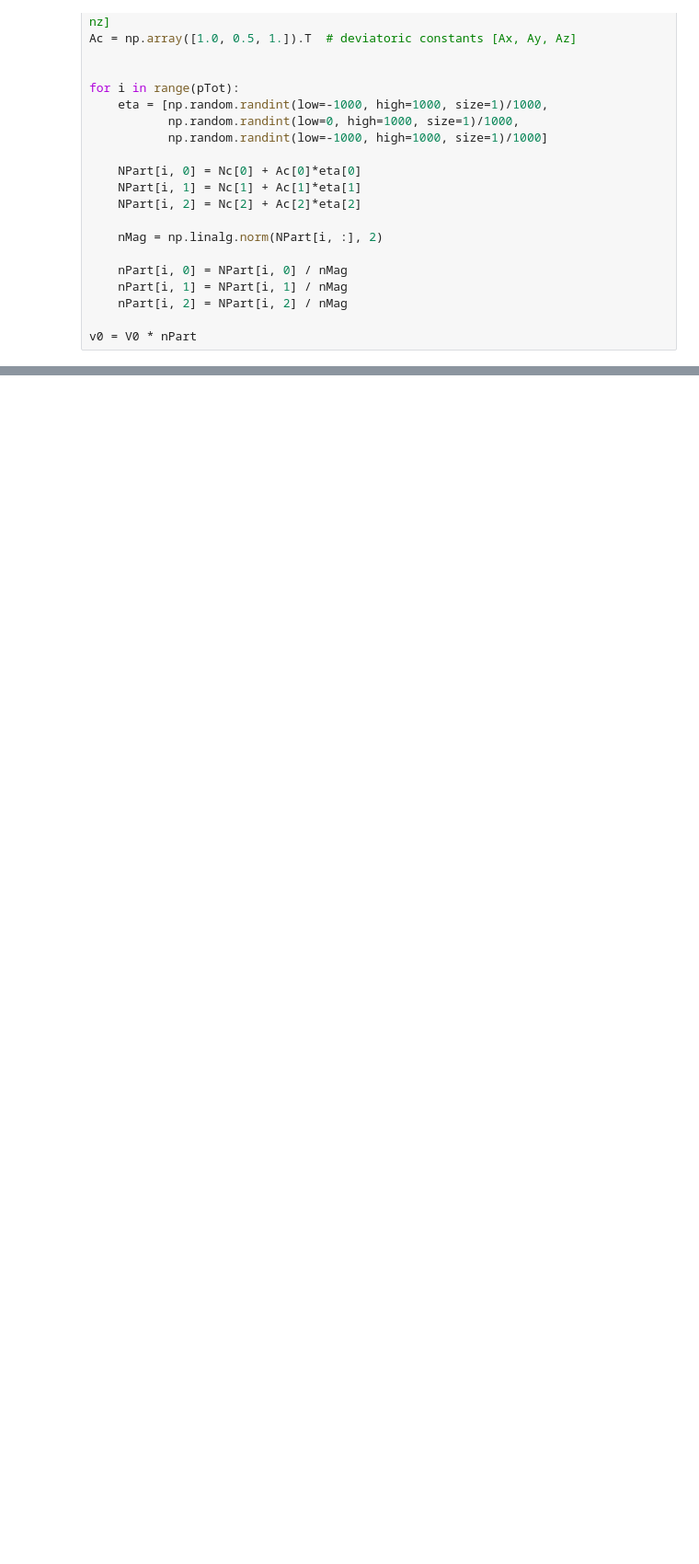
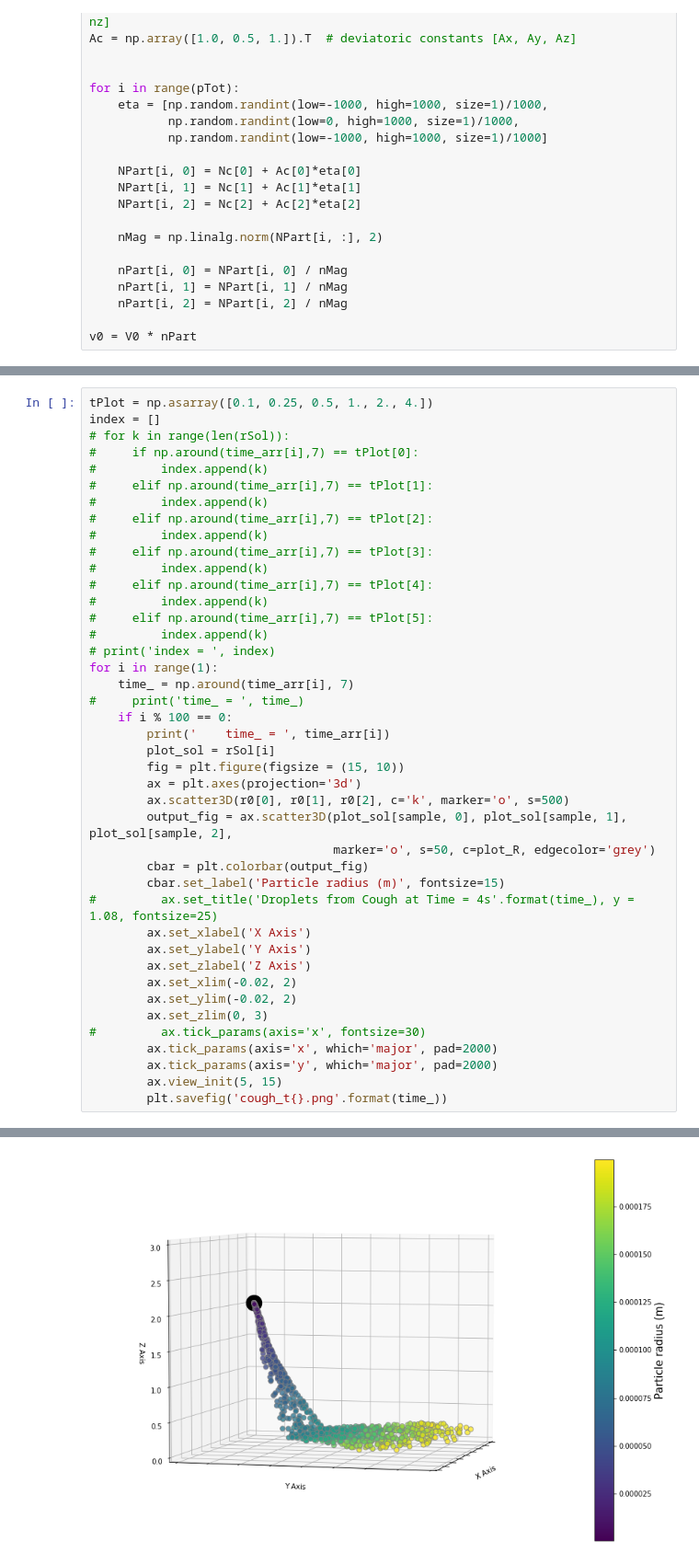
Before and after one commit to bmhowell/Cough_Simulation, a Jupyter notebook: cough_simulation.ipynb, the cells around one changed output, grey strips where cells are left out. Shown at 92% size. Saved outputs shown, nothing was run; the diff lists cells and outputs as text; blank space fills up the shorter version.

```diff
--- a/cough_simulation.ipynb
+++ b/cough_simulation.ipynb
@@ -197,0 +195,43 @@ ____ compile complete ____
+# %%
+tPlot = np.asarray([0.1, 0.25, 0.5, 1., 2., 4.])
+index = []
+# for k in range(len(rSol)):
+#     if np.around(time_arr[i],7) == tPlot[0]:
+#         index.append(k)
+#     elif np.around(time_arr[i],7) == tPlot[1]:
+#         index.append(k)
+#     elif np.around(time_arr[i],7) == tPlot[2]:
+#         index.append(k)
+#     elif np.around(time_arr[i],7) == tPlot[3]:
+#         index.append(k)
+#     elif np.around(time_arr[i],7) == tPlot[4]:
+#         index.append(k)
+#     elif np.around(time_arr[i],7) == tPlot[5]:
+#         index.append(k)
+# print('index = ', index)
+for i in range(1):
+    time_ = np.around(time_arr[i], 7)
+#     print('time_ = ', time_)
+    if i % 100 == 0:
+        print('    time_ = ', time_arr[i])
+        plot_sol = rSol[i]
+        fig = plt.figure(figsize = (15, 10))
+        ax = plt.axes(projection='3d')
+        ax.scatter3D(r0[0], r0[1], r0[2], c='k', marker='o', s=500)
+        output_fig = ax.scatter3D(plot_sol[sample, 0], plot_sol[sample, 1], plot_sol[sample, 2],
+                                  marker='o', s=50, c=plot_R, edgecolor='grey')
+        cbar = plt.colorbar(output_fig)
+        cbar.set_label('Particle radius (m)', fontsize=15)
+#         ax.set_title('Droplets from Cough at Time = 4s'.format(time_), y = 1.08, fontsize=25)
+        ax.set_xlabel('X Axis')
+        ax.set_ylabel('Y Axis')
+        ax.set_zlabel('Z Axis')
+        ax.set_xlim(-0.02, 2)
+        ax.set_ylim(-0.02, 2)
+        ax.set_zlim(0, 3)
+#         ax.tick_params(axis='x', fontsize=30)
+        ax.tick_params(axis='x', which='major', pad=2000)
+        ax.tick_params(axis='y', which='major', pad=2000)
+        ax.view_init(5, 15)
+        plt.savefig('cough_t{}.png'.format(time_))
+# %% [output]
@@ -198,3 +239,4 @@ ____ compile complete ____
+[figure, added]
 # %%
 # # find furthest particle in x direction
 # xMax = np.max(rSol[-1][:,0])
```
Also changed, not shown: parts of 6 cells of this notebook, 6 other files.
